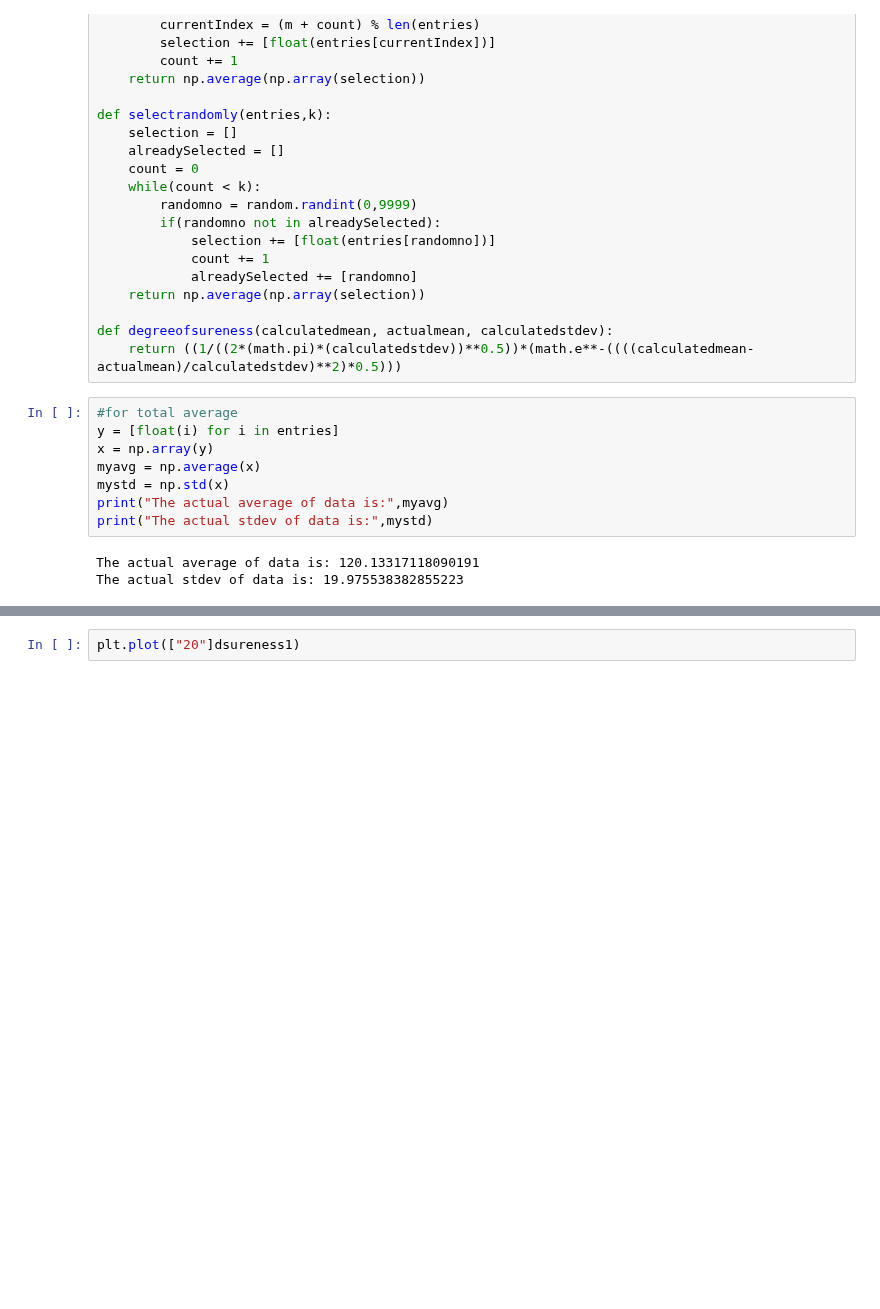
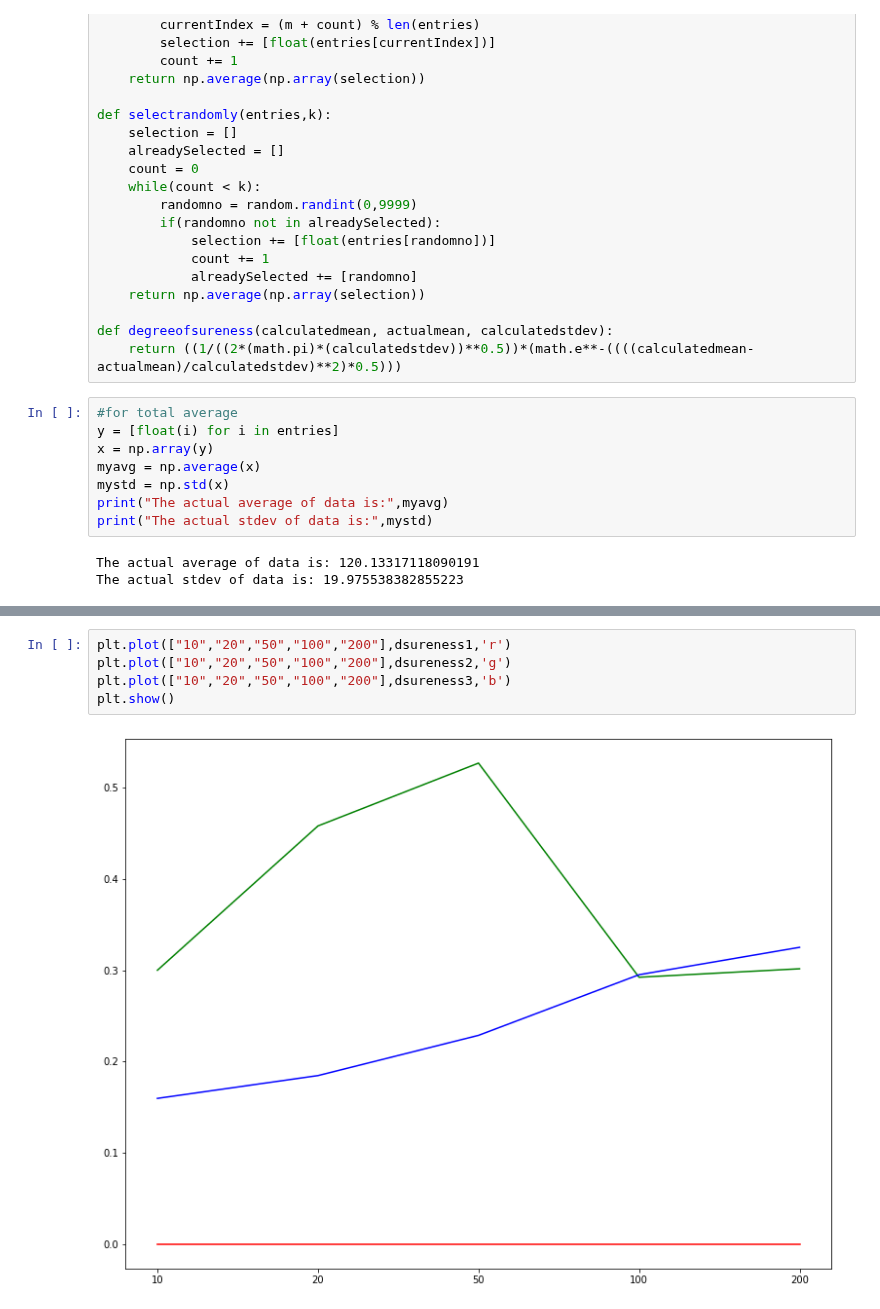
Before and after one commit to rohankalbag/EE325-Assignments, a Jupyter notebook: Q1.ipynb, the cells around one changed output, grey strips where cells are left out. Drawn from its saved outputs; the diff is of its cells as text; blank space fills up the shorter version.

Commit message:
Added Plot for These

```diff
--- a/Q1.ipynb
+++ b/Q1.ipynb
@@ -127,3 +127,8 @@ Degree of sureness by method 3: 0.23819027684447716
 ... (8 outputs left out)
-# %%
-plt.plot(["20"]dsureness1)
+# %%
+plt.plot(["10","20","50","100","200"],dsureness1,'r')
+plt.plot(["10","20","50","100","200"],dsureness2,'g')
+plt.plot(["10","20","50","100","200"],dsureness3,'b')
+plt.show()
+# %% [output]
+[figure, added]
```
Also changed, not shown: parts of 1 cell of this notebook.
